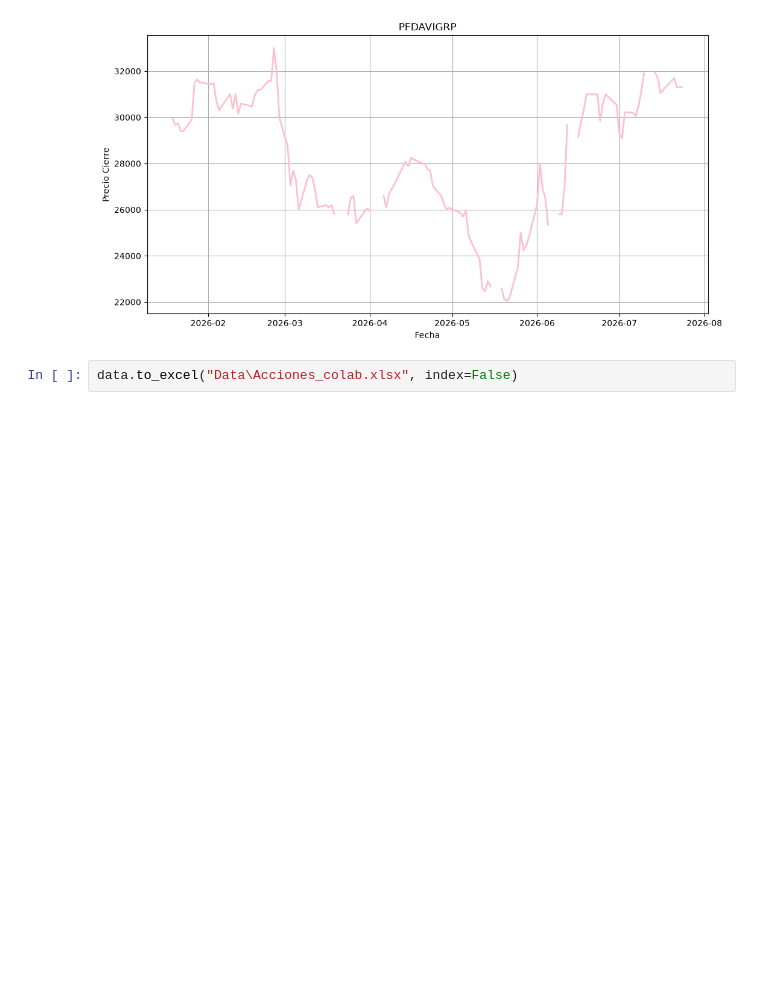
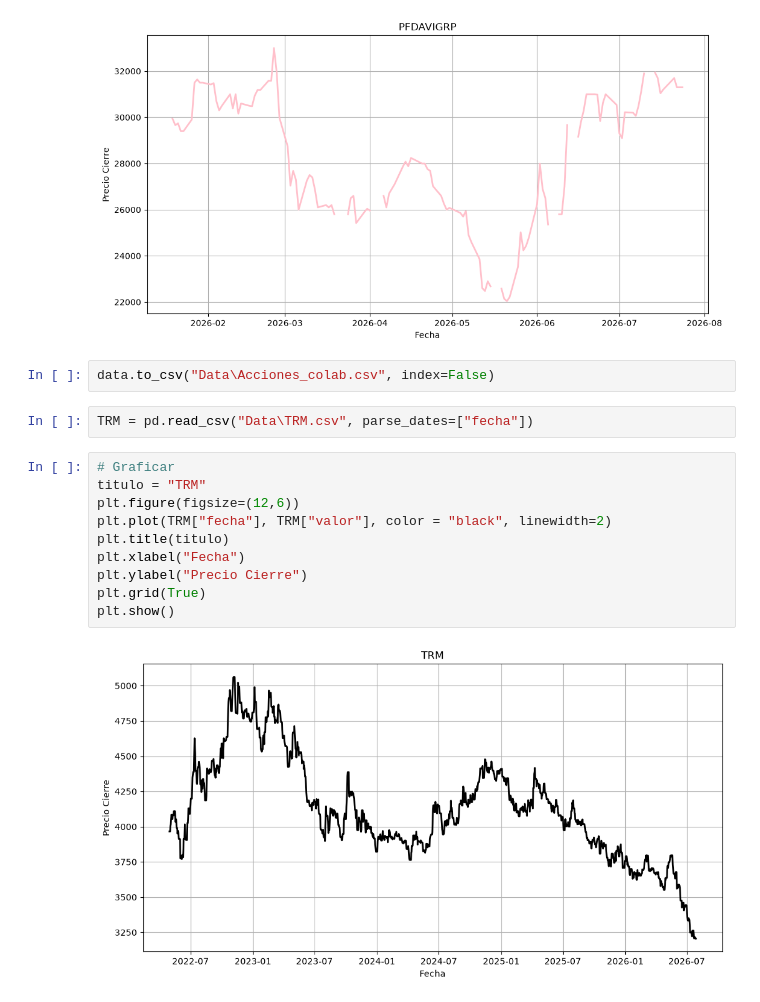
Before and after one commit to Yilap88/Colombia_finance, a Jupyter notebook: AccionesColombia.ipynb, the cells around one changed output. Cells and saved outputs as stored; diff of their text form; blank space fills up the shorter version.

Commit message:
TRM data is now being read from the CSV file "Data\TRM.csv" and plotted using matplotlib. The plot displays the TRM values over time, with appropriate labels and grid lines for better visualization.

```diff
--- a/AccionesColombia.ipynb
+++ b/AccionesColombia.ipynb
@@ -130,4 +119,18 @@ grafica(PFDavigroup, "pink")
 # %% [output]
 [figure]
 # %%
-data.to_excel("Data\Acciones_colab.xlsx", index=False)
+data.to_csv("Data\Acciones_colab.csv", index=False)
+# %%
+TRM = pd.read_csv("Data\TRM.csv", parse_dates=["fecha"])
+# %%
+# Graficar
+titulo = "TRM"
+plt.figure(figsize=(12,6))
+plt.plot(TRM["fecha"], TRM["valor"], color = "black", linewidth=2)
+plt.title(titulo)
+plt.xlabel("Fecha")
+plt.ylabel("Precio Cierre")
+plt.grid(True)
+plt.show()
+# %% [output]
+[figure, added]
```
Also changed, not shown: parts of 5 cells of this notebook.
